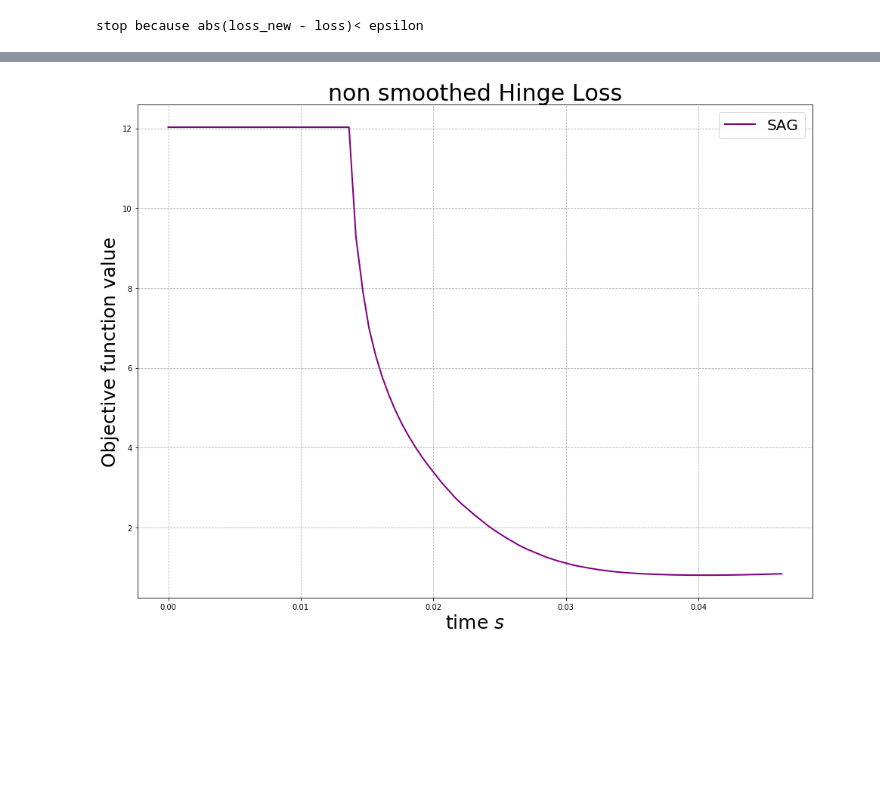
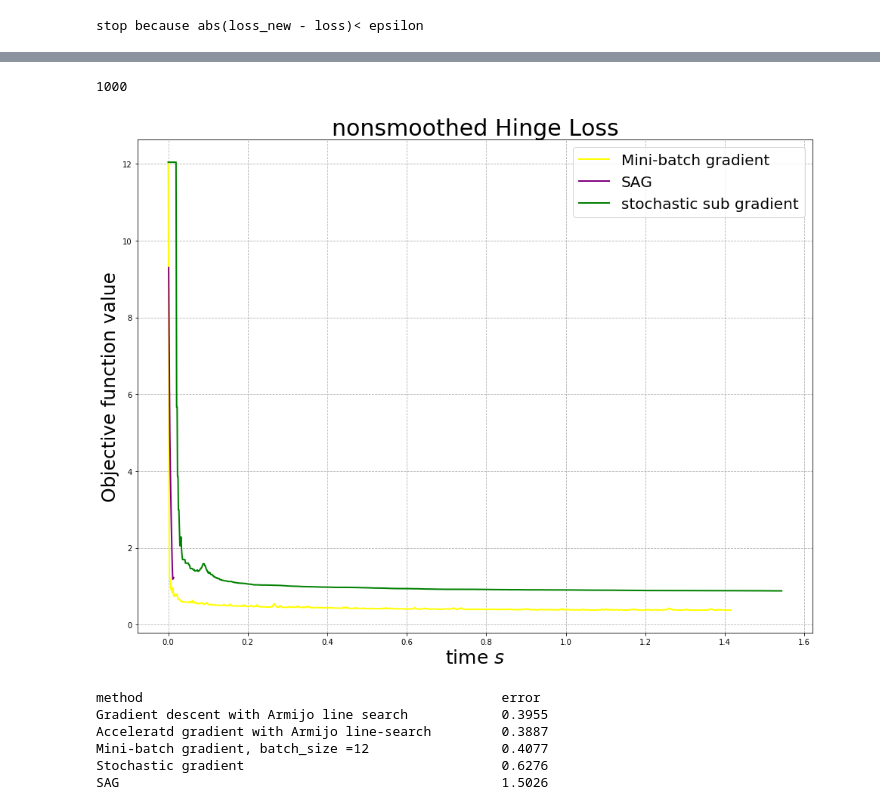
Before and after one commit to NedHuang/CS794, a Jupyter notebook: A4/a4.ipynb, the cells around one changed output, grey strips where cells are left out. Drawn from its saved outputs; the diff is of its cells as text; code cells hidden in the pictures; blank space fills up the shorter version.

```diff
--- a/A4/a4.ipynb
+++ b/A4/a4.ipynb
@@ -1404,17 +1611,55 @@ x_hlnsasg,loss_hlnsasg,time_hlnsasg = hingeloss_nonsmooth_SASG(A_training, x0, b
+# %%
+# hinge loss nonsmooth mini-batch
+# tag: _hlnmbg
+MAX_ITERATION = 1000
+BATCH_SIZE = 12
+# Ryzen 3600, 6C 12T
+# step size = 1/count , decay too fast
+def hl_nonsmooth_mini_batch_gradient(A, x0, b, epsilon, max_iterations, batch_size, record_x = False):
+    # initialize variables.
+    x,loss =x0, get_hingeloss_nonsmooth(A,x0,b)
+    x_list, loss_list = [x],[loss]
+    count,st =1, time.time()
+    time_list = [st-st]
+
+    while count < max_iterations:
+        step_size = 1/math.log(count+1)**2
+        batch_index = random.sample(range(0, A.shape[0]), batch_size)
+        A_sample, b_sample = A[batch_index], b[batch_index]
+
+        grad = hingeloss_nonsmooth_subgradient(A_sample,x,b_sample)
+        # update x and loss
+        x = x - step_size*grad
+        loss = get_hingeloss_nonsmooth(A,x,b)
+        #  append to list
+        if record_x:
+            x_list.append(x)
+        loss_list.append(loss)
+        time_list.append(time.time() - st)
+
+        count+=1
+    print(count)
+    if not record_x:
+        return x, loss_list,time_list
+    return x_list,loss_list,time_list
+
+x_hlnmbg,loss_hlnmbg,time_hlnmbg = hl_nonsmooth_mini_batch_gradient(A_training,x0,b_training,EPSILON,MAX_ITERATION,BATCH_SIZE,False)
+# %% [output]
+1000
 # %%
 fig = plt.figure(figsize=(16, 12))
 # plt.plot(time_hlsgda, loss_hlsgda, label=("Gradient descent with Armijo line search"), linewidth=2.0, color ="blue")
 # plt.plot(time_hlsagda, loss_hlsagda, label=("Acceleratd gradient with Armijo line-search"), linewidth=2.0, color ="red")
-# plt.plot(time_hlsmbg, loss_hlsmbgg, label=("Mini-batch gradient"), linewidth=2.0, color ="yellow")
-# plt.plot(time_hlssg, loss_hlssg,label=("stochastic gradient"), linewidth=2.0, color ="green")
-plt.plot(time_hlnsasg, loss_hlnsasg, label=("SAG"), linewidth=2.0, color ="purple")
+plt.plot(time_hlnmbg, loss_hlnmbg, label=("Mini-batch gradient"), linewidth=2.0, color ="yellow")
+plt.plot(time_hlnsag, loss_hlnsag, label=("SAG"), linewidth=2.0, color ="purple")
+plt.plot(time_hlnssg, loss_hlnssg, label=("stochastic sub gradient"), linewidth=2.0, color ="green")
 
 
 plt.title('nonsmoothed Hinge Loss',fontsize=30)
 plt.legend(prop={'size': 20},loc="upper right")
 plt.xlabel("time $s$", fontsize=25)
 plt.ylabel("Objective function value", fontsize=25)
 plt.grid(linestyle='dashed')
 plt.show()
 # %% [output]
-[figure, old version]
+[figure, new version]
@@ -1420,0 +1683,22 @@ plt.show()
+# %%
+regression_result =[]
+regression_result.append(("Gradient descent with Armijo line search", x_rgda))
+regression_result.append(("Acceleratd gradient with Armijo line-search", x_ragda))
+regression_result.append(("Mini-batch gradient, batch_size =12", x_rmbg))
+regression_result.append(("Stochastic gradient ", x_rssg))
+regression_result.append(("SAG", x_rsag))
+
+print('{:50}  {:10s}'.format('method','error'))
+for i in regression_result:
+    tag = i[0]
+    x = i[1]
+    predict = get_regression_predict(A_testing,x)
+    error = get_regression_validation_error(predict,b_testing)
+    print('{:50}  {:.4f}'.format(tag,error))
+# %% [output]
+method                                              error
+Gradient descent with Armijo line search            0.3955
+Acceleratd gradient with Armijo line-search         0.3887
+Mini-batch gradient, batch_size =12                 0.4077
+Stochastic gradient                                 0.6276
+SAG                                                 1.5026
```
Also changed, not shown: parts of 25 cells of this notebook.
